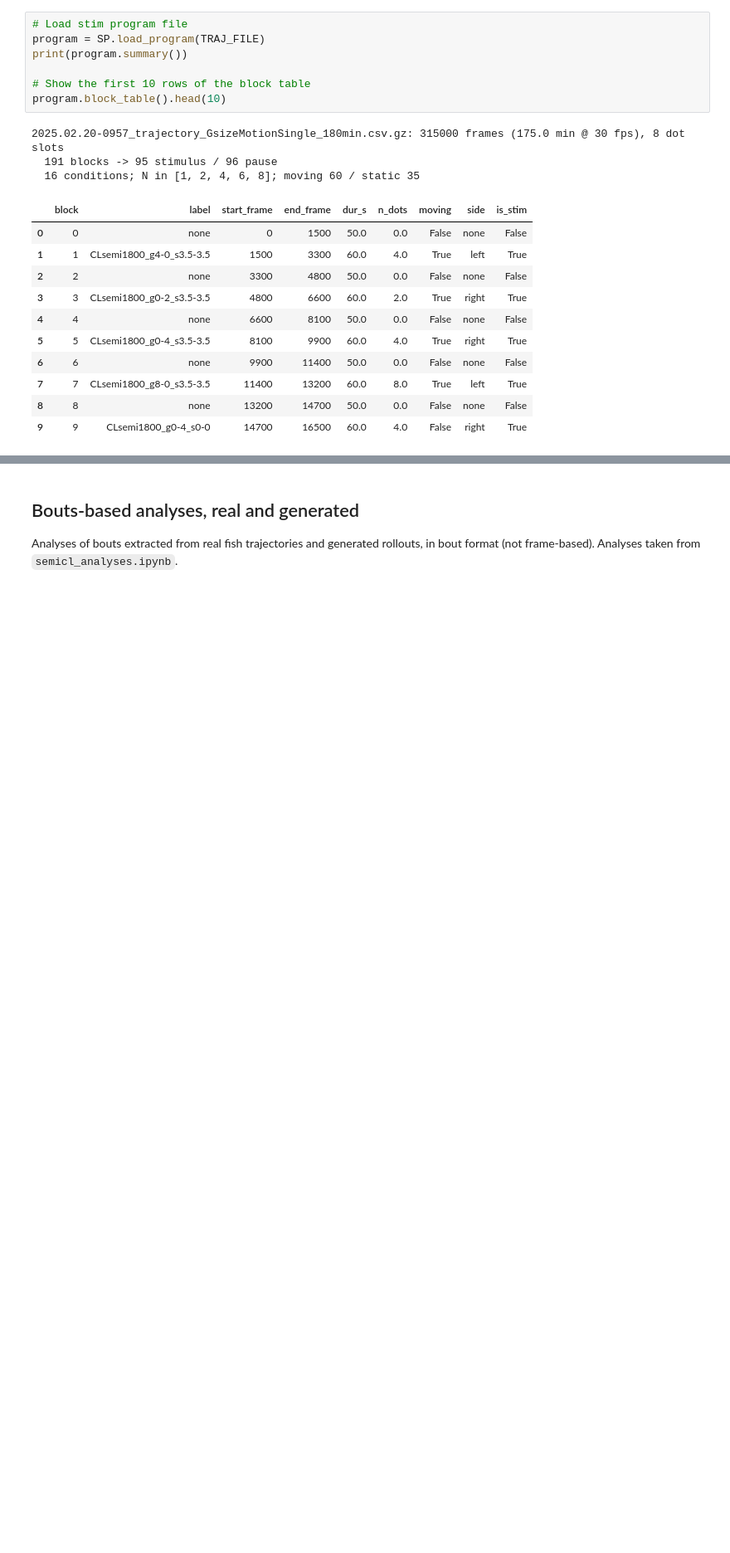
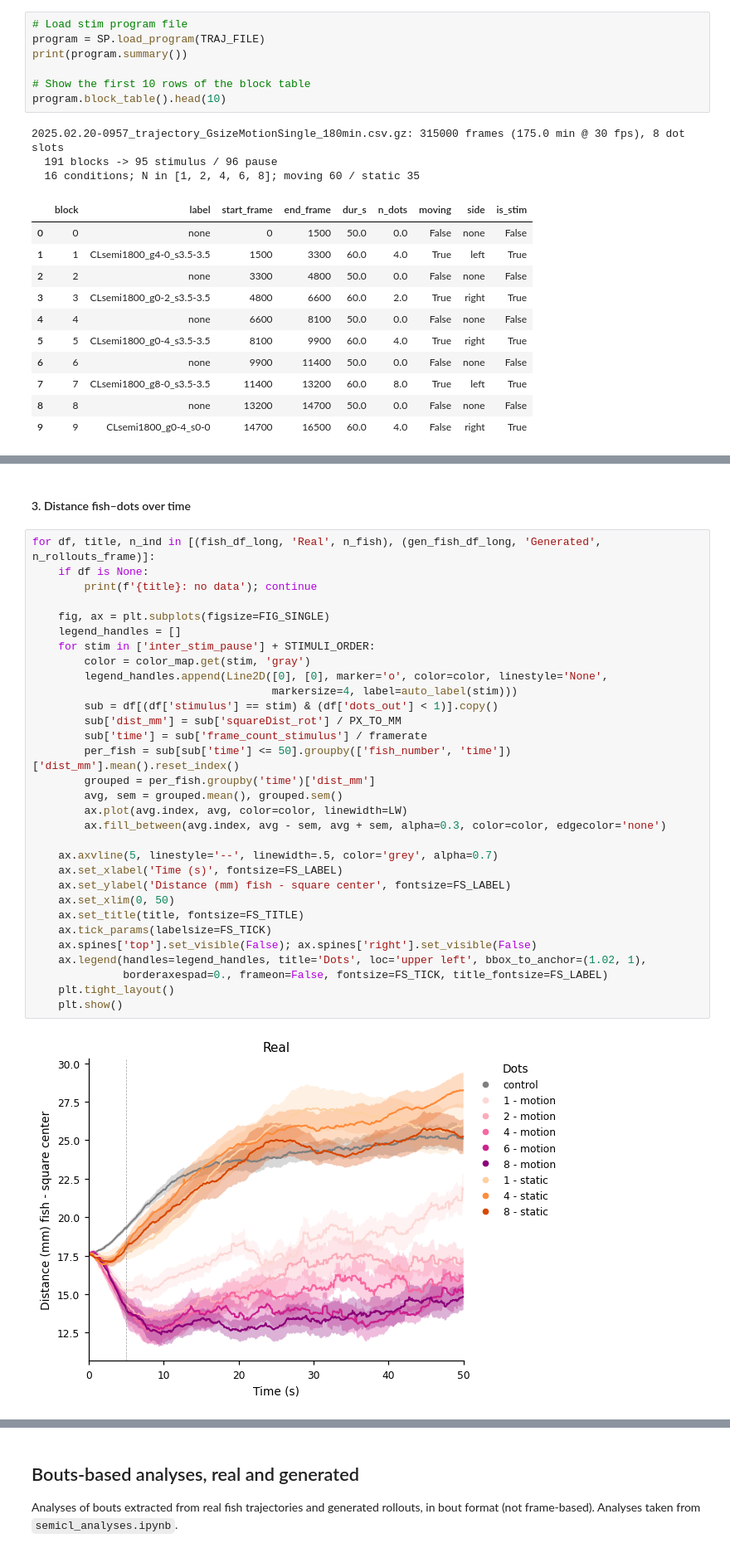
Before and after one commit to arthurEpfl/mp_semiCL_behavior, a Jupyter notebook: notebooks/rollout_analyses.ipynb, the cells around one changed output, grey strips where cells are left out. Shown at 83% size. Drawn from its saved outputs; the diff is of its cells as text; blank space fills up the shorter version.

```diff
--- a/notebooks/rollout_analyses.ipynb
+++ b/notebooks/rollout_analyses.ipynb
@@ -149,0 +325,35 @@ print(f'{N_ROLLOUTS} rollouts in {time.time() - t0:.1f}s')
+# %% [markdown]
+#### 3. Distance fish–dots over time
+# %%
+for df, title, n_ind in [(fish_df_long, 'Real', n_fish), (gen_fish_df_long, 'Generated', n_rollouts_frame)]:
+    if df is None:
+        print(f'{title}: no data'); continue
+
+    fig, ax = plt.subplots(figsize=FIG_SINGLE)
+    legend_handles = []
+    for stim in ['inter_stim_pause'] + STIMULI_ORDER:
+        color = color_map.get(stim, 'gray')
+        legend_handles.append(Line2D([0], [0], marker='o', color=color, linestyle='None',
+                                     markersize=4, label=auto_label(stim)))
+        sub = df[(df['stimulus'] == stim) & (df['dots_out'] < 1)].copy()
+        sub['dist_mm'] = sub['squareDist_rot'] / PX_TO_MM
+        sub['time'] = sub['frame_count_stimulus'] / framerate
+        per_fish = sub[sub['time'] <= 50].groupby(['fish_number', 'time'])['dist_mm'].mean().reset_index()
+        grouped = per_fish.groupby('time')['dist_mm']
+        avg, sem = grouped.mean(), grouped.sem()
+        ax.plot(avg.index, avg, color=color, linewidth=LW)
+        ax.fill_between(avg.index, avg - sem, avg + sem, alpha=0.3, color=color, edgecolor='none')
+
+    ax.axvline(5, linestyle='--', linewidth=.5, color='grey', alpha=0.7)
+    ax.set_xlabel('Time (s)', fontsize=FS_LABEL)
+    ax.set_ylabel('Distance (mm) fish - square center', fontsize=FS_LABEL)
+    ax.set_xlim(0, 50)
+    ax.set_title(title, fontsize=FS_TITLE)
+    ax.tick_params(labelsize=FS_TICK)
+    ax.spines['top'].set_visible(False); ax.spines['right'].set_visible(False)
+    ax.legend(handles=legend_handles, title='Dots', loc='upper left', bbox_to_anchor=(1.02, 1),
+              borderaxespad=0., frameon=False, fontsize=FS_TICK, title_fontsize=FS_LABEL)
+    plt.tight_layout()
+    plt.show()
+# %% [output]
+[figure, added]
```
Also changed, not shown: parts of 28 cells of this notebook, 3 other files.
